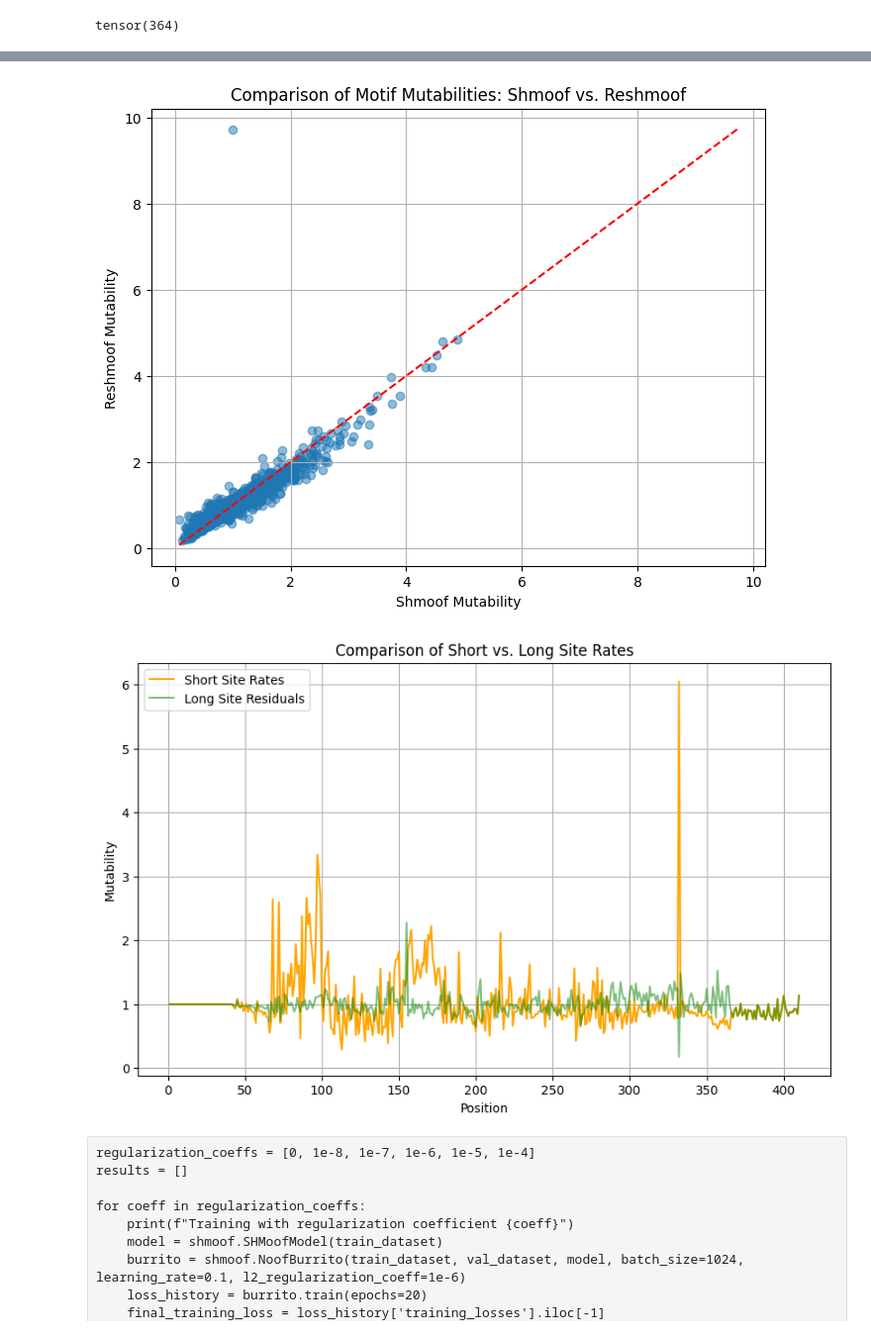
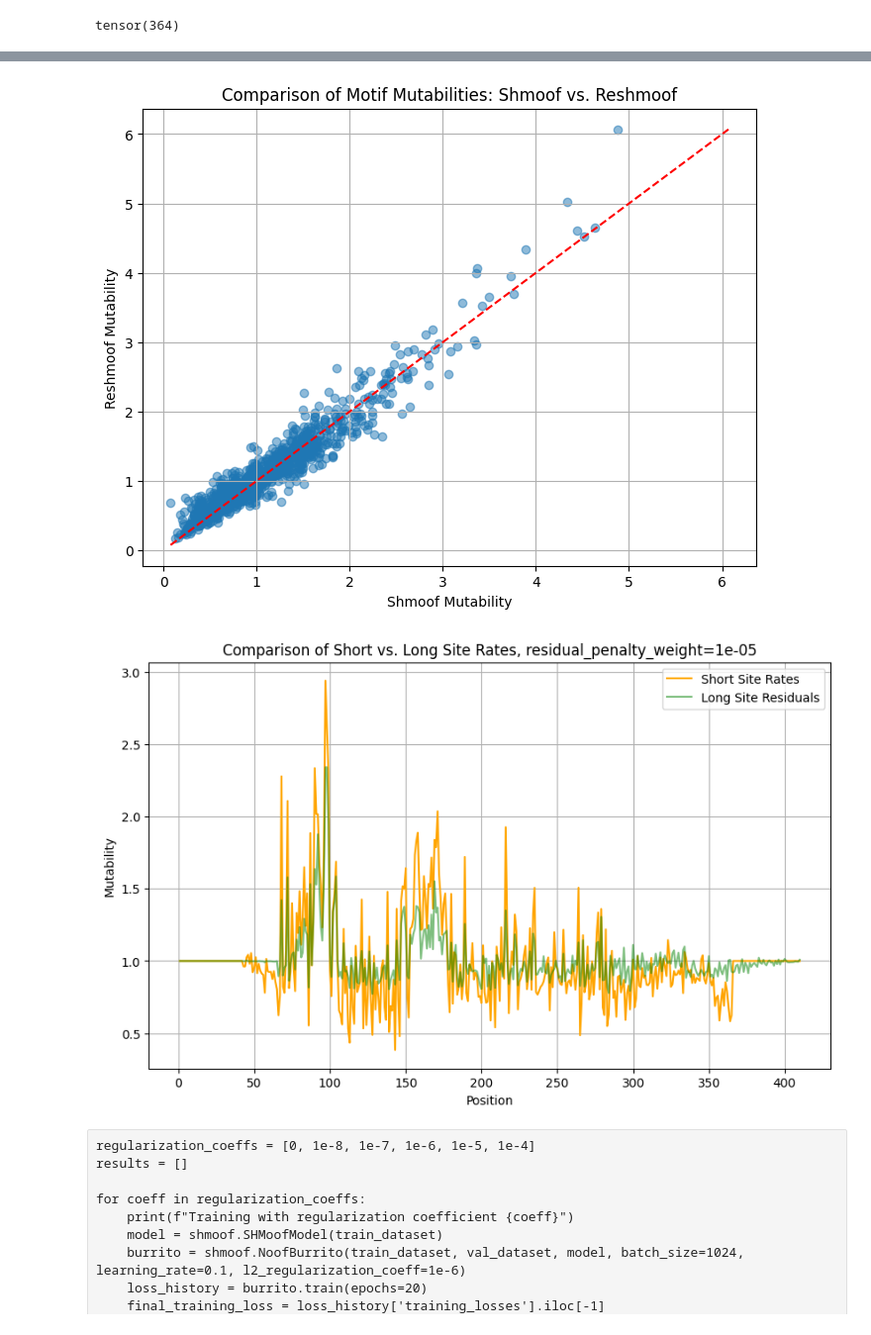
Before and after one commit to matsengrp/netam, a Jupyter notebook: notebooks/twolength.ipynb, the cells around one changed output, grey strips where cells are left out. Shown at 99% size. Drawn from its saved outputs; the diff is of its cells as text; code cells hidden in the pictures.

```diff
--- a/notebooks/twolength.ipynb
+++ b/notebooks/twolength.ipynb
@@ -52,11 +52,12 @@ sequence_length_of_masks(masks).median()
 tensor(364)
 # %%
 class TwoLengthSHMoofModel(nn.Module):
-    def __init__(self, dataset, length_threshold):
+    def __init__(self, dataset, length_threshold, residual_penalty_weight=0.0):
         super(TwoLengthSHMoofModel, self).__init__()
         self.kmer_count = len(dataset.kmer_to_index)
         self.site_count = dataset.max_length
         self.length_threshold = length_threshold
+        self.residual_penalty_weight = residual_penalty_weight
 
         self.kmer_embedding = nn.Embedding(self.kmer_count, 1)
         self.log_site_rates = nn.Embedding(self.site_count, 1)
@@ -70,17 +71,27 @@ class TwoLengthSHMoofModel(nn.Module):
         is_long = sequence_length > self.length_threshold
         is_long = is_long.unsqueeze(-1)
 
-        log_site_rates = self.log_site_rates.weight.T.expand_as(log_kmer_rates)
+        log_site_rates_short = self.log_site_rates.weight.T.expand_as(log_kmer_rates)
+        # set log_site_rates_short to zero for all indices beyond the length threshold
+        log_site_rates_short = torch.where(is_long, torch.tensor(0.0), log_site_rates_short)
         log_site_rates_long_residual = self.log_site_rates_long_residual.weight.T.expand_as(log_kmer_rates)
 
         # Adjust log_site_rates for long sequences
-        log_site_rates_long = log_site_rates + log_site_rates_long_residual
-        log_site_rates = torch.where(is_long, log_site_rates_long, log_site_rates)
+        log_site_rates_long = log_site_rates_short + log_site_rates_long_residual
+        log_site_rates = torch.where(is_long, log_site_rates_long, log_site_rates_short)
 
         rates = torch.exp(log_kmer_rates + log_site_rates)
         return rates
+
+    def regularization_loss(self):
+        # Calculate L2 norm (squared sum) of the log_site_rates_long_residual weights
+        reg_loss = torch.sum(self.log_site_rates_long_residual.weight ** 2)
+        # Apply the regularization weight
+        reg_loss *= self.residual_penalty_weight
+        return reg_loss
 # %%
-model = TwoLengthSHMoofModel(train_dataset, length_threshold=sequence_length_of_masks(masks).median())
+length_threshold = sequence_length_of_masks(masks).median()
+model = TwoLengthSHMoofModel(train_dataset, length_threshold=length_threshold, residual_penalty_weight=1e-5)
 burrito = shmoof.NoofBurrito(train_dataset, val_dataset, model, batch_size=1024, learning_rate=0.1, l2_regularization_coeff=1e-6)
 print("starting training...")
 losses = burrito.train(epochs=100)
@@ -133,7 +144,7 @@ plt.title('Comparison of Motif Mutabilities: Shmoof vs. Reshmoof')
 plt.grid(True)
 plt.show()
 # %% [output]
-[figure, old version]
+[figure, new version]
 # %%
 import matplotlib.pyplot as plt
 import torch
@@ -141,35 +152,35 @@ import pandas as pd
 
 # Assuming `model` is your trained model instance
 log_site_rates_short = model.log_site_rates.weight.data.squeeze().cpu().numpy()
 log_site_rates_long_residual = model.log_site_rates_long_residual.weight.data.squeeze().cpu().numpy()
 
 # Calculate the exponential of the log rates
 site_rates_short = torch.exp(torch.tensor(log_site_rates_short)).numpy()
 site_rates_long_residual = torch.exp(torch.tensor(log_site_rates_long_residual)).numpy()
 
 # Ensure the site rates are 1-dimensional
 assert site_rates_short.ndim == 1
 assert site_rates_long_residual.ndim == 1
 
 # Create a DataFrame for plotting
 df = pd.DataFrame({
     'Position': range(1, len(site_rates_short) + 1),
     'Short_Site_Rates': site_rates_short,
     'Long_Residual_Site_Rates': site_rates_long_residual
 })
 
 # Line plot
 plt.figure(figsize=(10, 6))
 plt.plot(df['Position'], df['Short_Site_Rates'], label='Short Site Rates', color='orange')
 plt.plot(df['Position'], df['Long_Residual_Site_Rates'], label='Long Site Residuals', color='green', alpha=0.5)
 plt.xlabel('Position')
 plt.ylabel('Mutability')
-plt.title('Comparison of Short vs. Long Site Rates')
+plt.title(f'Comparison of Short vs. Long Site Rates, residual_penalty_weight={model.residual_penalty_weight}')
 plt.legend()
 plt.grid(True)
 plt.show()
 # %% [output]
-[figure, old version]
+[figure, new version]
 # %% [raw]
 regularization_coeffs = [0, 1e-8, 1e-7, 1e-6, 1e-5, 1e-4]
 results = []
```
Also changed, not shown: parts of 1 cell of this notebook, 2 other files.
